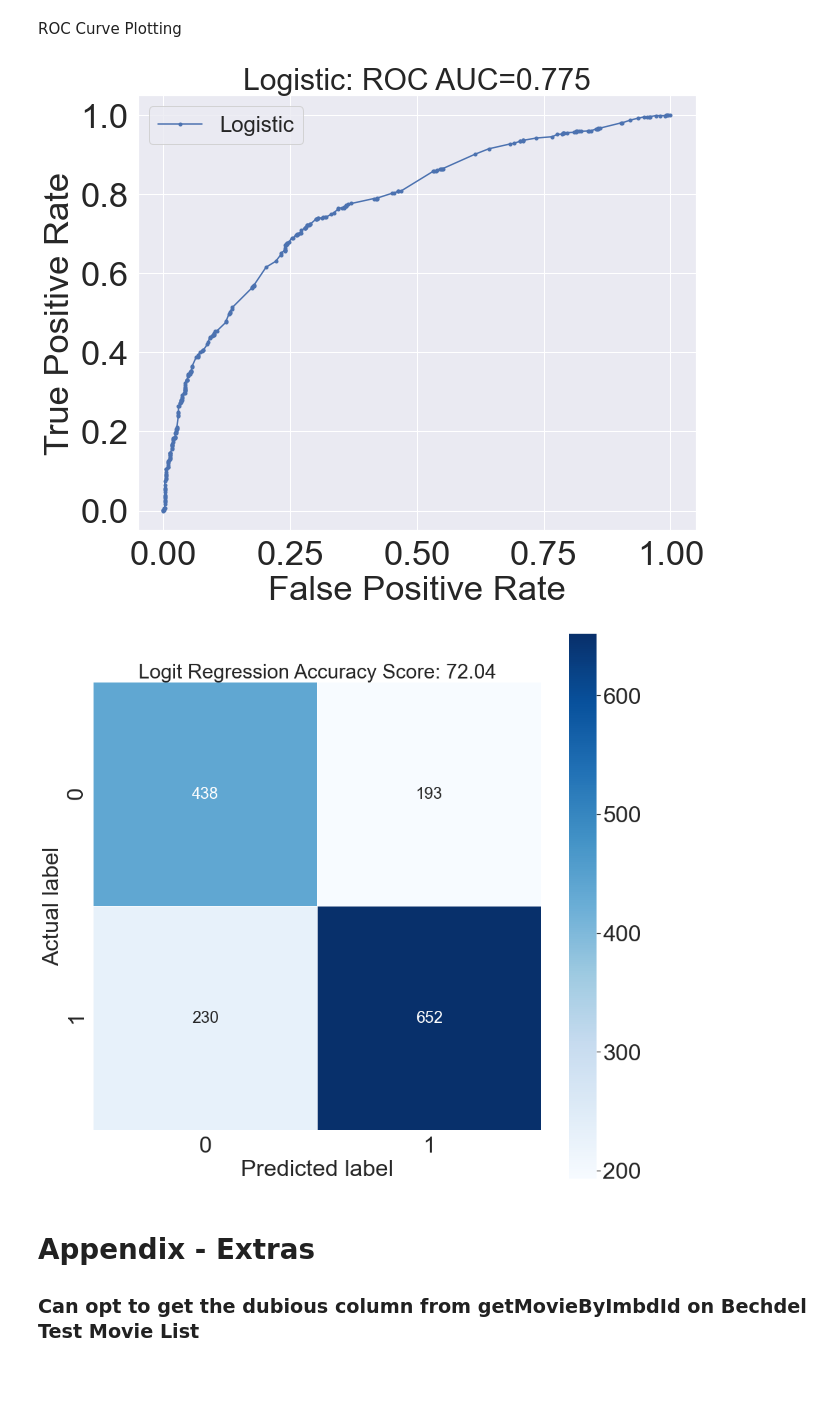
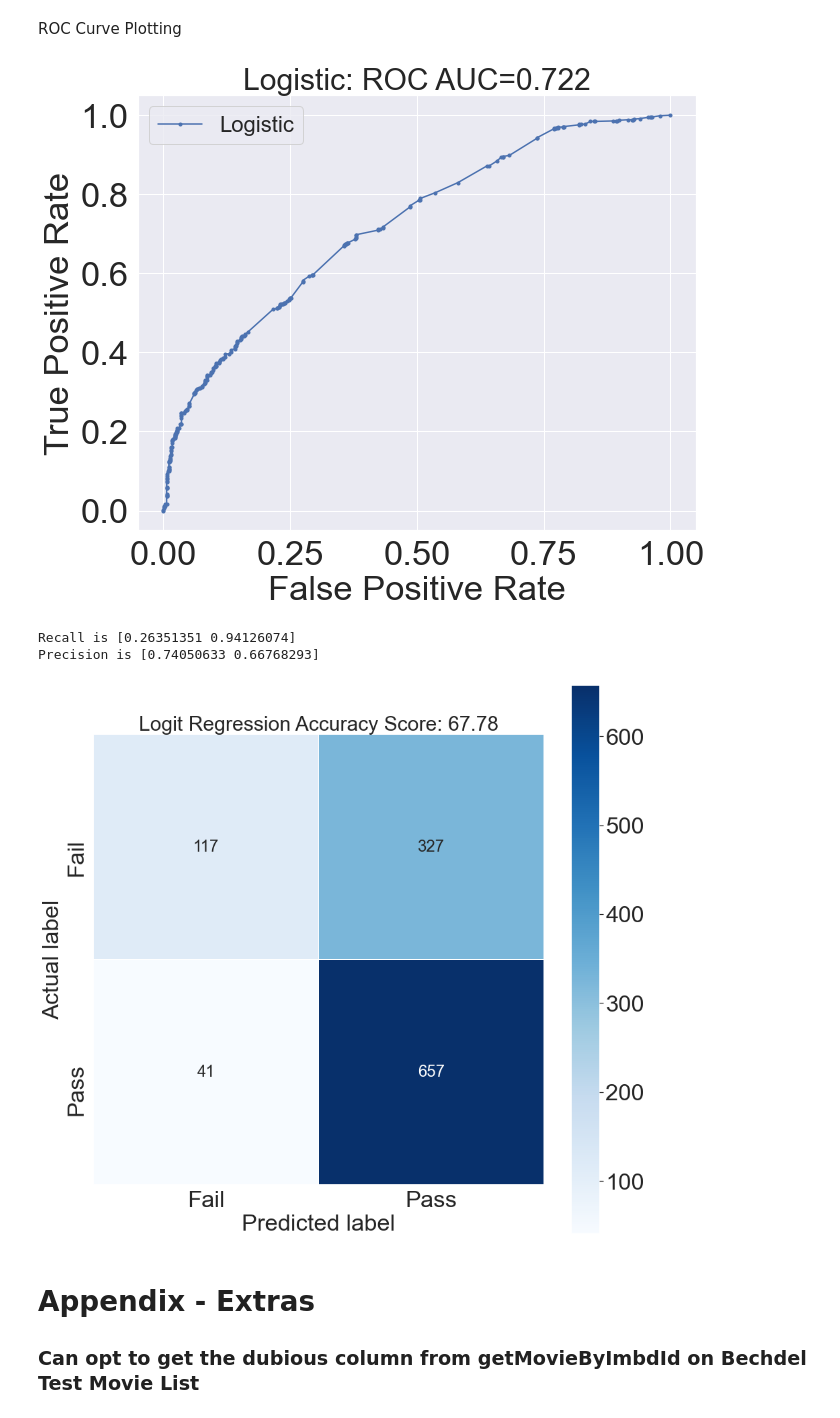
Before and after one commit to warren-andrew/bechdel-classification, a Jupyter notebook: Bechdel Data Modelling.ipynb, the cells around one changed output. Cells and saved outputs as stored; diff of their text form; code cells hidden in the pictures; blank space fills up the shorter version.

```diff
--- a/Bechdel Data Modelling.ipynb
+++ b/Bechdel Data Modelling.ipynb
@@ -36,12 +44,15 @@ model_principals.head()
 # %%
-nontest, test = train_test_split(model_principals, test_size=.2, random_state=10)
-# nontest, test = train_test_split(model_principals[model_principals['decade']>=1950], test_size=.2, random_state=10)
+# nontest, test = train_test_split(model_principals, test_size=.2, random_state=10)
+nontest, test = train_test_split(model_principals[model_principals['decade']>=1990], test_size=.2, random_state=10)
 train, val = train_test_split(nontest, test_size = .25, random_state = 42)
 
-features = ['writer_f_count', 'director_f_count', 'producer_f_count',
-            'editor_f_count', 'cast_f_count',
-            1900,1910,1920,1930,1940,1950,
-            1960,1970,1980,1990,
+features = ['writer_f_percent', 'director_f_percent', 'producer_f_count',
+            'editor_f_count', 'cast_f_count', 'has top prod comp', 'Ex-US and Top Prod Comp',
+#             1900,1910,1920,1930,1940,1950,
+#             1960,1970,
+            1980,1990,
             2000,2010,2020]
 
 target = 'bechdel pass'
+
+print(len(train))
@@ -92,0 +122,3 @@ array([ 0.39411372,  0.04677994,  0.17712138,  0.27985156,  1.09604046,
+# %%
+test_score = lm_1.score(test[features], test[target])
+print('Logistic test score:',test_score)
@@ -107,14 +141,14 @@ sns.set(font_scale=2)
 pylab.rcParams.update(params)
 
 
-lr_probs = lm_1.predict_proba(val[features])
+lr_probs = lm_1.predict_proba(test[features])
 
 # keep probabilities for the positive outcome only
 lr_probs = lr_probs[:, 1]
 # calculate scores
-lr_auc = roc_auc_score(val[target], lr_probs)
+lr_auc = roc_auc_score(test[target], lr_probs)
 # calculate roc curves
-lr_fpr, lr_tpr, _ = roc_curve(val[target], lr_probs)
+lr_fpr, lr_tpr, _ = roc_curve(test[target], lr_probs)
 # plot the roc curve for the model
 plt.plot(lr_fpr, lr_tpr, marker='.', label='Logistic')
 # axis labels
@@ -127,21 +161,32 @@ plt.title(title, size = 30);
 # show the plot
 plt.show()
 # %% [output]
-[figure, old version]
+[figure, new version]
 # %%
 from sklearn import metrics
+from sklearn.metrics import recall_score
+# Precision
+from sklearn.metrics import precision_score
+print("Recall is", recall_score(test[target], test_predicts, average=None))
+print("Precision is", precision_score(test[target], test_predicts, average=None))
 
-val_predicts = lm_1.predict(val[features])
-cm = metrics.confusion_matrix(val[target], val_predicts)
+test_predicts = lm_1.predict(test[features])
+cm = metrics.confusion_matrix(test[target], test_predicts)
 
 plt.figure(figsize=(15,15))
-sns.heatmap(cm, annot=True, fmt=".0f", linewidths=.5, square = True, cmap = 'Blues');
+g = sns.heatmap(cm, annot=True, fmt=".0f", linewidths=.5, square = True, cmap = 'Blues');
 plt.ylabel('Actual label');
 plt.xlabel('Predicted label');
-all_sample_title = 'Logit Regression Accuracy Score: %.2f' % (val_score*100)
+all_sample_title = 'Logit Regression Accuracy Score: %.2f' % (test_score*100)
+# g.set(xticks=['Fail','Pass'],yticks=['Fail','Pass'])
+g.set_xticklabels(labels=['Fail','Pass'])
+g.set_yticklabels(labels=['Fail','Pass'])
 plt.title(all_sample_title, size = 30);
+plt.savefig("Confusion Matrix.svg", format="svg")
 # %% [output]
+Recall is [0.26351351 0.94126074]
+Precision is [0.74050633 0.66768293]
-[figure, old version]
+[figure, new version]
 # %% [markdown]
 # Appendix - Extras
 
```
Also changed, not shown: parts of 10 cells of this notebook, 16 other files.
